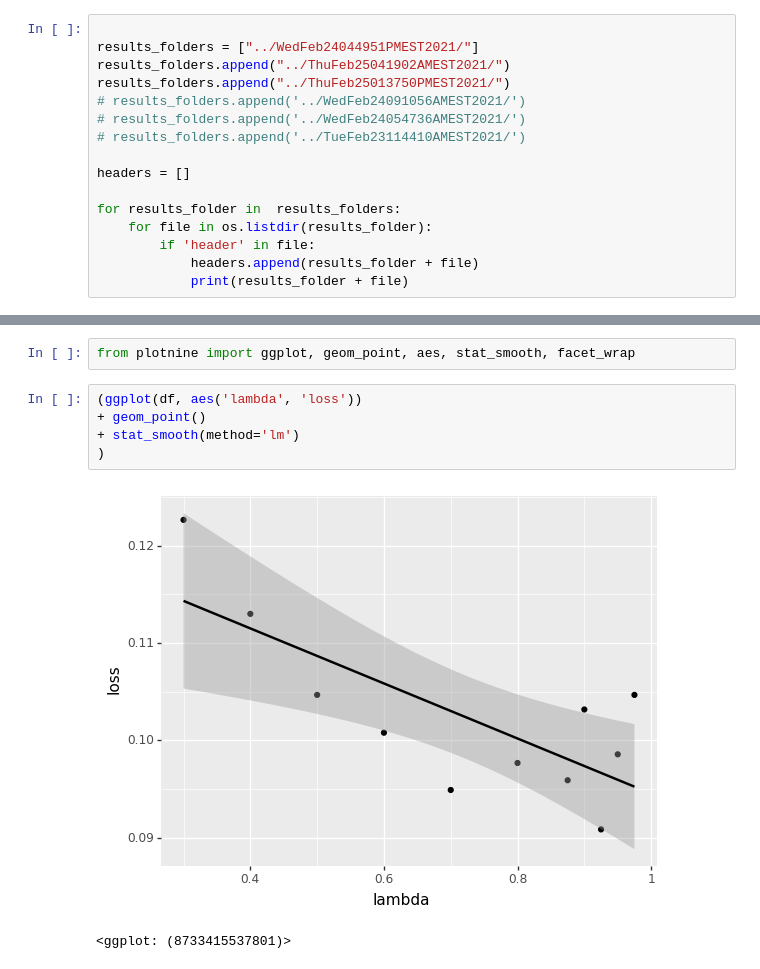
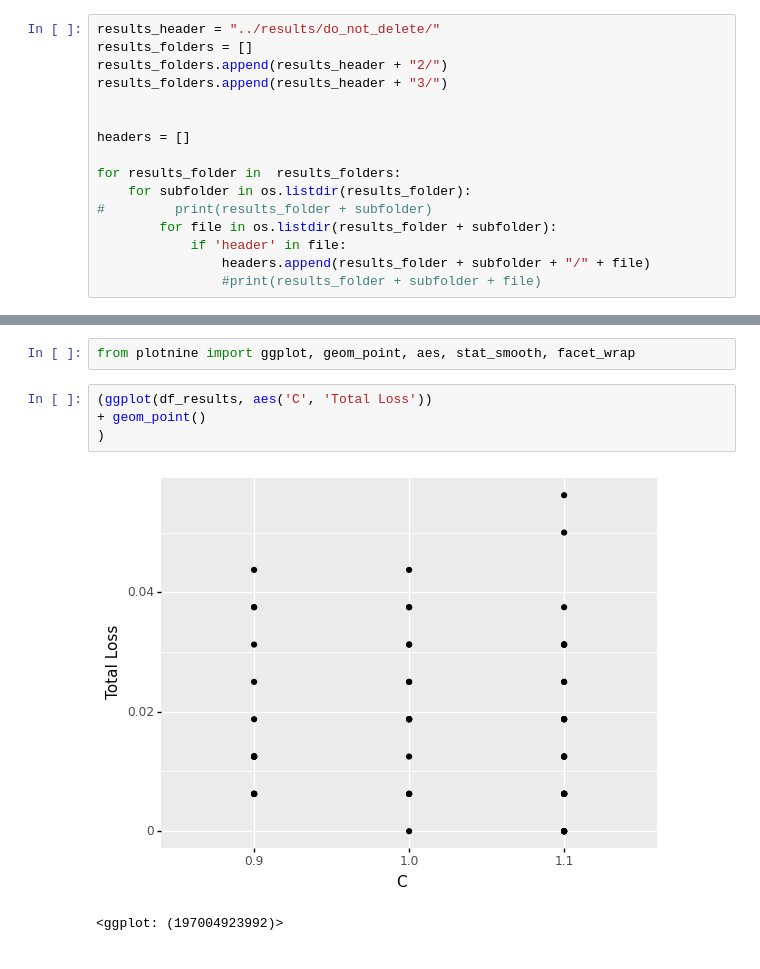
Before and after one commit to goldfrank/tma-adp-base, a Jupyter notebook: src/process_results.ipynb, the cells around one changed output, grey strips where cells are left out. Cells and saved outputs as stored; diff of their text form.

```diff
--- a/src/process_results.ipynb
+++ b/src/process_results.ipynb
@@ -9,16 +13,16 @@ import seaborn as sns
 # %%
+results_header = "../results/do_not_delete/"
+results_folders = []
+results_folders.append(results_header + "2/")
+results_folders.append(results_header + "3/")
 
-results_folders = ["../WedFeb24044951PMEST2021/"]
-results_folders.append("../ThuFeb25041902AMEST2021/")
-results_folders.append("../ThuFeb25013750PMEST2021/")
-# results_folders.append('../WedFeb24091056AMEST2021/')
-# results_folders.append('../WedFeb24054736AMEST2021/')
-# results_folders.append('../TueFeb23114410AMEST2021/')
 
 headers = []
 
 for results_folder in  results_folders:
-    for file in os.listdir(results_folder):
-        if 'header' in file:
-            headers.append(results_folder + file)
-            print(results_folder + file)
+    for subfolder in os.listdir(results_folder):
+#         print(results_folder + subfolder)
+        for file in os.listdir(results_folder + subfolder):
+            if 'header' in file:
+                headers.append(results_folder + subfolder + "/" + file)
+                #print(results_folder + subfolder + file)
@@ -156,10 +193,9 @@ plt.show()
 # %%
 from plotnine import ggplot, geom_point, aes, stat_smooth, facet_wrap
-# %%
-(ggplot(df, aes('lambda', 'loss'))
-+ geom_point()
-+ stat_smooth(method='lm')
-)
-# %% [output]
-[figure, removed]
-<ggplot: (8733415537801)>
+# %%
+(ggplot(df_results, aes('C', 'Total Loss'))
++ geom_point()
+)
+# %% [output]
+[figure, added]
+<ggplot: (197004923992)>
```
Also changed, not shown: parts of 12 cells of this notebook, 14 other files.
